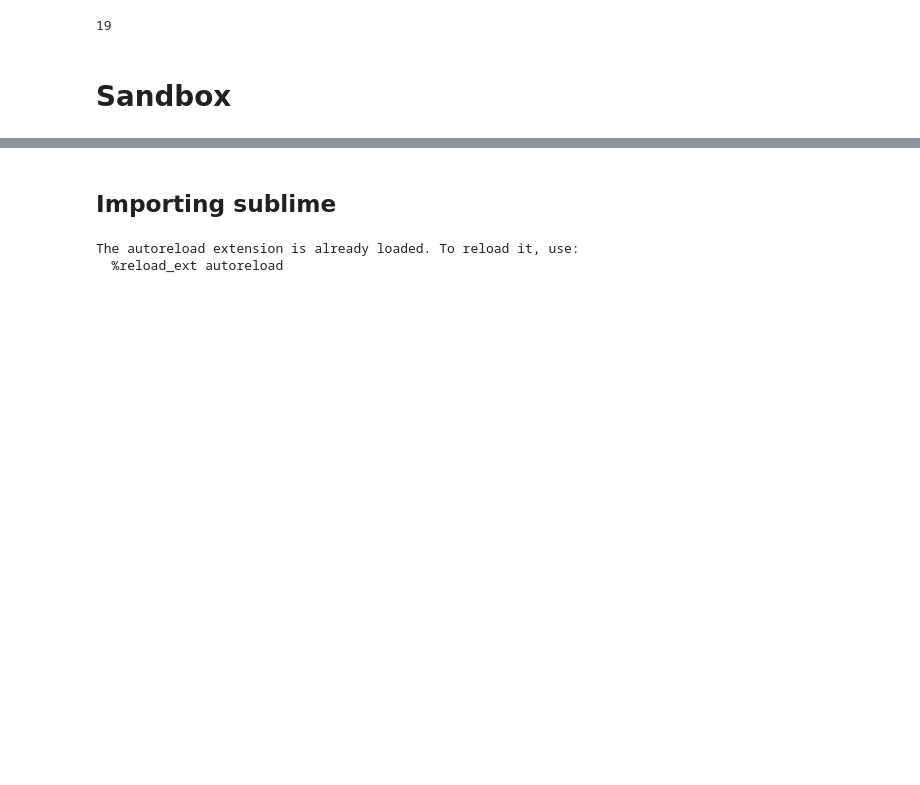
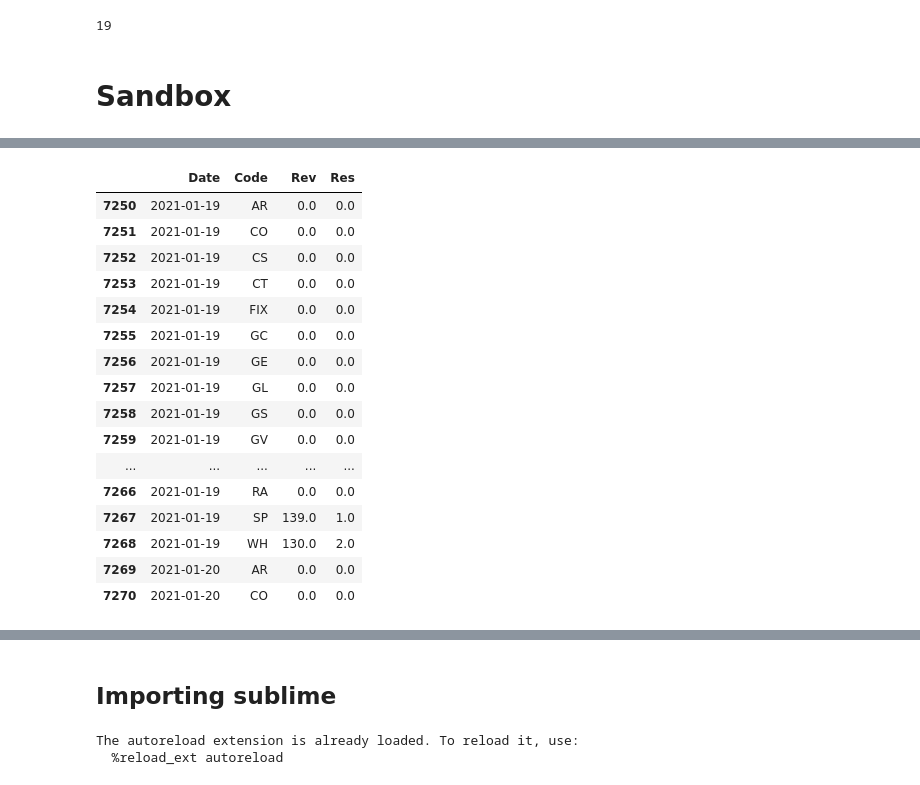
Before and after one commit to cjw21889/revreports, a Jupyter notebook: notebooks/Arlo.ipynb, the cells around one changed output, grey strips where cells are left out. Drawn from its saved outputs; the diff is of its cells as text; code cells hidden in the pictures; blank space fills up the shorter version.

```diff
--- a/notebooks/Arlo.ipynb
+++ b/notebooks/Arlo.ipynb
@@ -476,0 +448,4 @@ load.tail(50)
+# %%
+seven = seven.set_index(['Date', 'Code'])
+one = one.set_index(['Date', 'Code'])
+today = today.set_index(['Date', 'Code'])
@@ -476,0 +559,20 @@ load.tail(50)
+# %%
+test.loc[7250:7270]
+# %% [output]
+|  | Date | Code | Rev | Res |
+| 7250 | 2021-01-19 | AR | 0.0 | 0.0 |
+| 7251 | 2021-01-19 | CO | 0.0 | 0.0 |
+| 7252 | 2021-01-19 | CS | 0.0 | 0.0 |
+| 7253 | 2021-01-19 | CT | 0.0 | 0.0 |
+| 7254 | 2021-01-19 | FIX | 0.0 | 0.0 |
+| 7255 | 2021-01-19 | GC | 0.0 | 0.0 |
+| 7256 | 2021-01-19 | GE | 0.0 | 0.0 |
+| 7257 | 2021-01-19 | GL | 0.0 | 0.0 |
+| 7258 | 2021-01-19 | GS | 0.0 | 0.0 |
+| 7259 | 2021-01-19 | GV | 0.0 | 0.0 |
+| ... | ... | ... | ... | ... |
+| 7266 | 2021-01-19 | RA | 0.0 | 0.0 |
+| 7267 | 2021-01-19 | SP | 139.0 | 1.0 |
+| 7268 | 2021-01-19 | WH | 130.0 | 2.0 |
+| 7269 | 2021-01-20 | AR | 0.0 | 0.0 |
+| 7270 | 2021-01-20 | CO | 0.0 | 0.0 |
```
Also changed, not shown: parts of 44 cells of this notebook, 4 other files.
